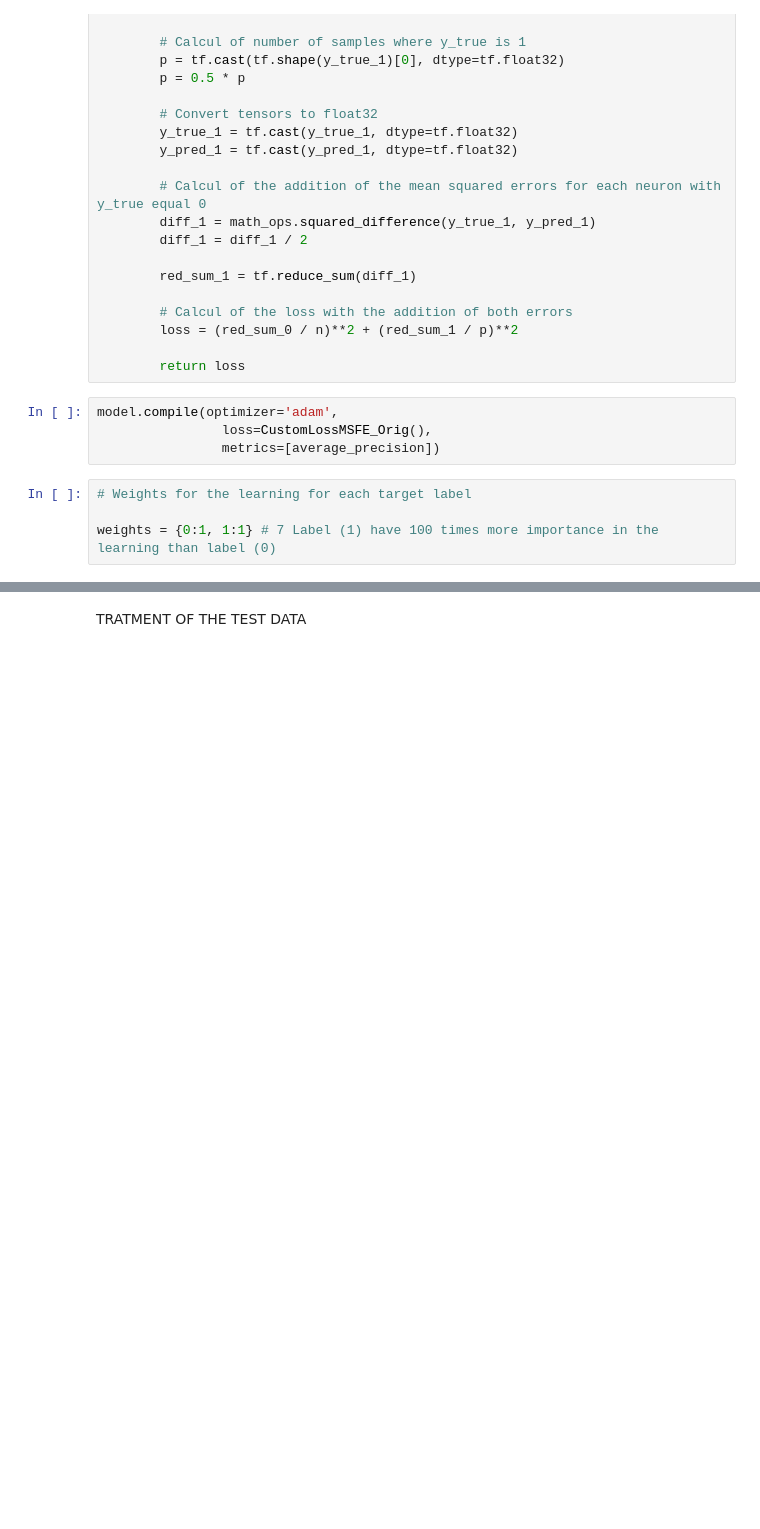
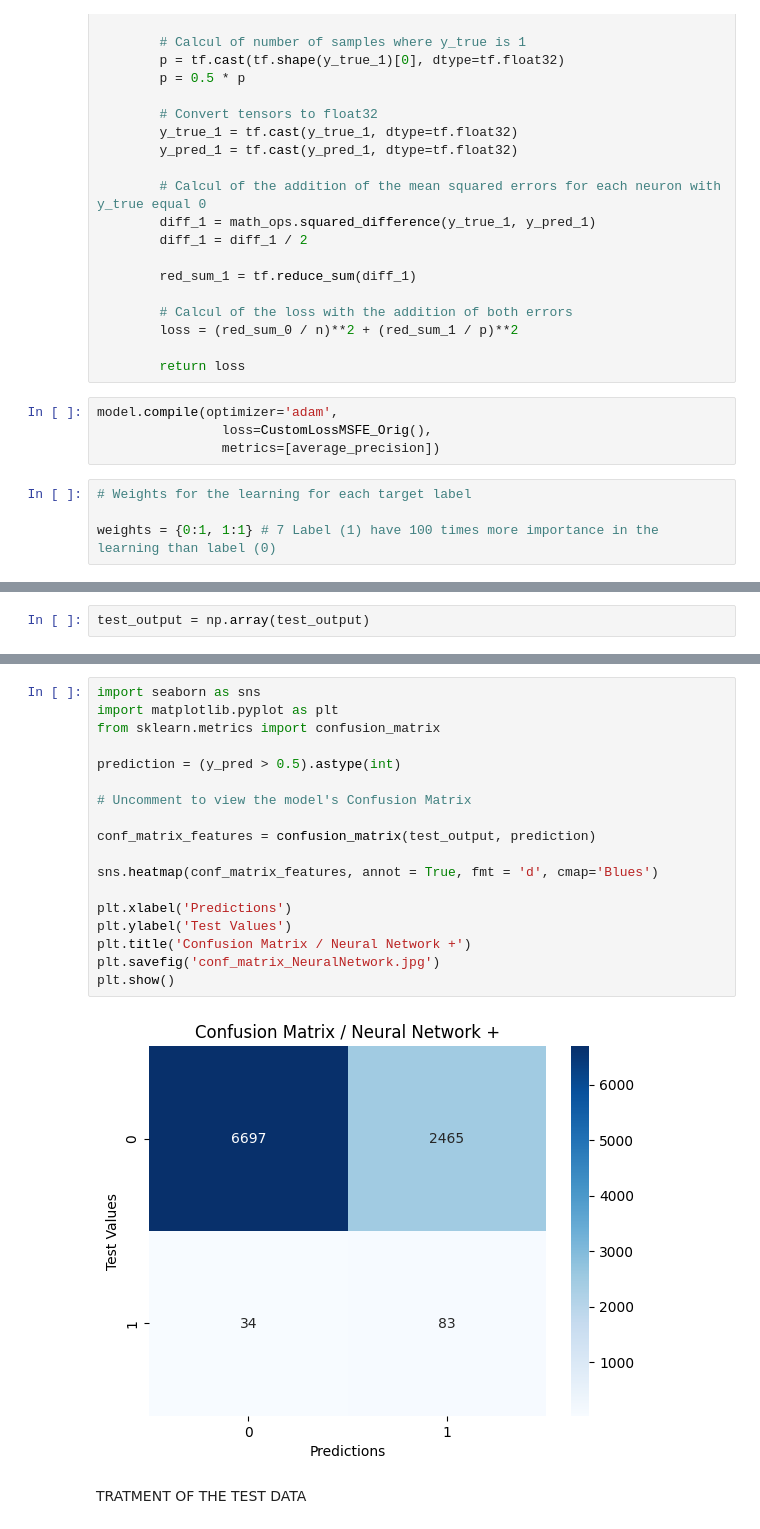
Before and after one commit to sergio-ar18/Challenge_data_BNP, a Jupyter notebook: Challenge.ipynb, the cells around one changed output, grey strips where cells are left out. Drawn from its saved outputs; the diff is of its cells as text; blank space fills up the shorter version.

```diff
--- a/Challenge.ipynb
+++ b/Challenge.ipynb
@@ -360,0 +362,2 @@ plt.show()
+# %%
+test_output = np.array(test_output)
@@ -361,3 +385,23 @@ plt.show()
+# %%
+import seaborn as sns
+import matplotlib.pyplot as plt
+from sklearn.metrics import confusion_matrix
+
+prediction = (y_pred > 0.5).astype(int)
+
+# Uncomment to view the model's Confusion Matrix
+
+conf_matrix_features = confusion_matrix(test_output, prediction)
+
+sns.heatmap(conf_matrix_features, annot = True, fmt = 'd', cmap='Blues')
+
+plt.xlabel('Predictions')
+plt.ylabel('Test Values')
+plt.title('Confusion Matrix / Neural Network +')
+plt.savefig('conf_matrix_NeuralNetwork.jpg')
+plt.show()
+# %% [output]
+[figure, added]
 # %% [markdown]
 TRATMENT OF THE TEST DATA
 # %%
```
Also changed, not shown: parts of 13 cells of this notebook, 1 other file.
